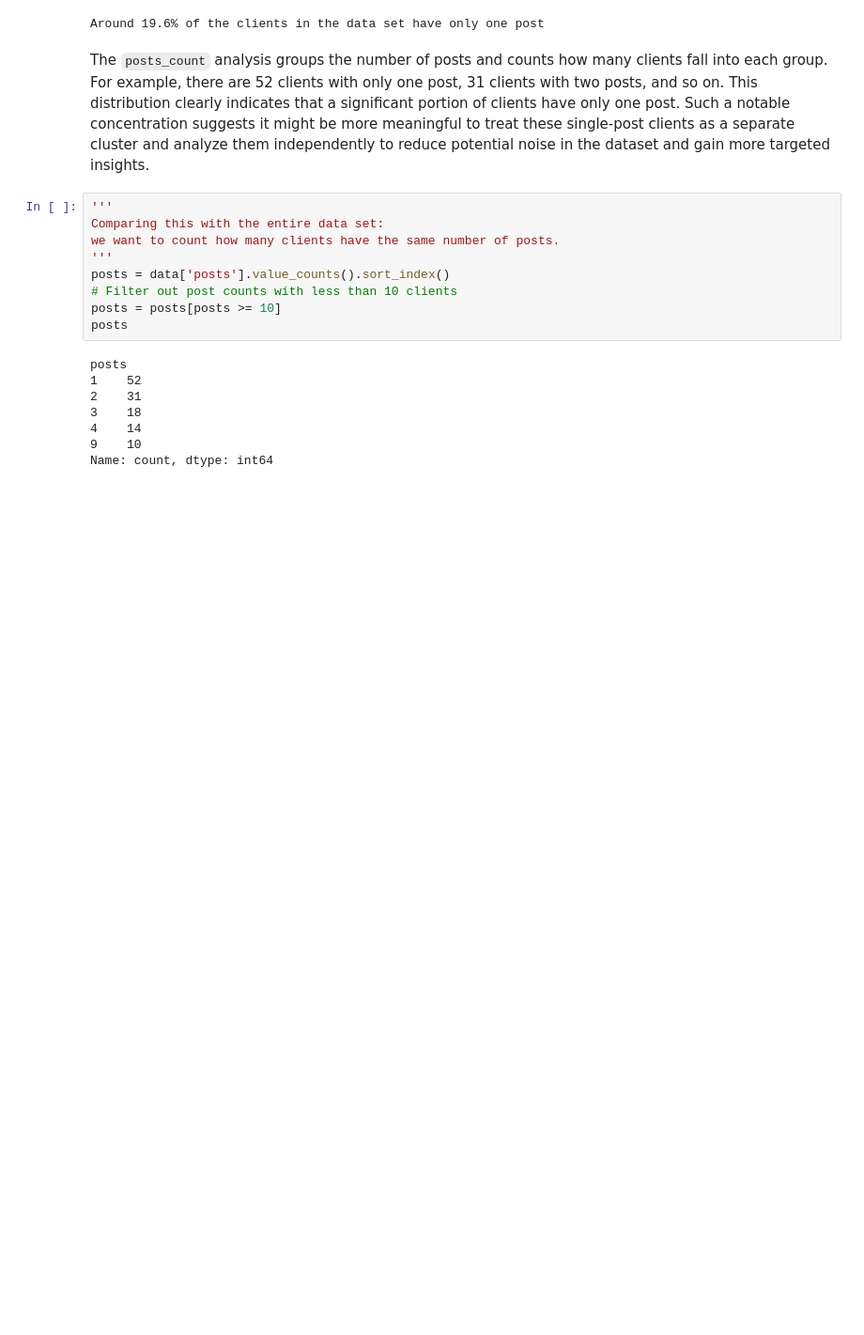
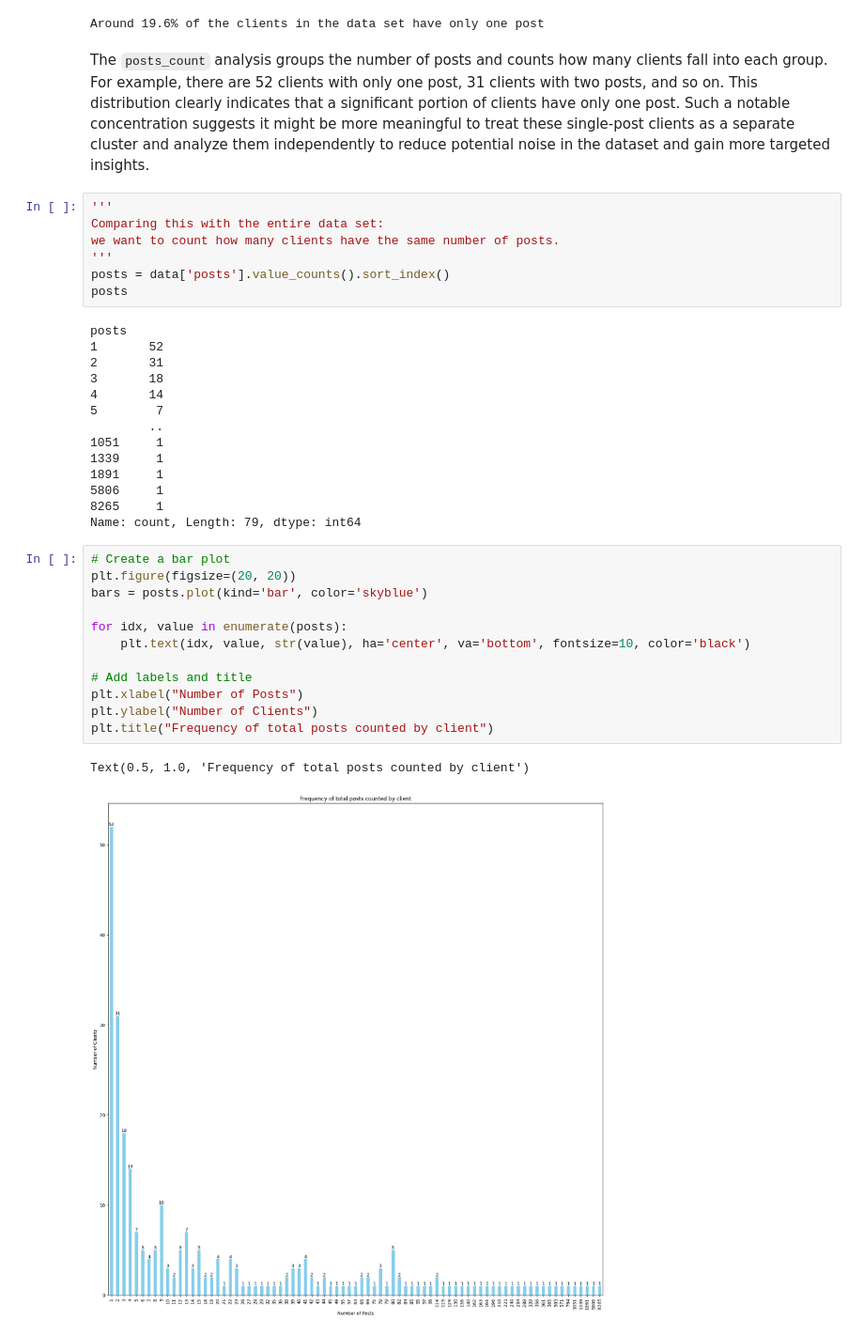
Before and after one commit to alterism/mastodon-alt-text, a Jupyter notebook: introduction_data_science_project.ipynb, the cells around one changed output. Shown at 94% size. Cells and saved outputs as stored; diff of their text form; blank space fills up the shorter version.

```diff
--- a/introduction_data_science_project.ipynb
+++ b/introduction_data_science_project.ipynb
@@ -325,15 +326,34 @@ Comparing this with the entire data set:
 we want to count how many clients have the same number of posts.
 '''
 posts = data['posts'].value_counts().sort_index()
-# Filter out post counts with less than 10 clients
-posts = posts[posts >= 10]
 posts
 # %% [output]
 posts
-1    52
-2    31
-3    18
-4    14
-9    10
-Name: count, dtype: int64
+1       52
+2       31
+3       18
+4       14
+5        7
+        ..
+1051     1
+1339     1
+1891     1
+5806     1
+8265     1
+Name: count, Length: 79, dtype: int64
+# %%
+# Create a bar plot
+plt.figure(figsize=(20, 20))
+bars = posts.plot(kind='bar', color='skyblue')
+
+for idx, value in enumerate(posts):
+    plt.text(idx, value, str(value), ha='center', va='bottom', fontsize=10, color='black')
+
+# Add labels and title
+plt.xlabel("Number of Posts")
+plt.ylabel("Number of Clients")
+plt.title("Frequency of total posts counted by client")
+# %% [output]
+Text(0.5, 1.0, 'Frequency of total posts counted by client')
+[figure, added]
 # %%
```
Also changed, not shown: parts of 11 cells of this notebook.
